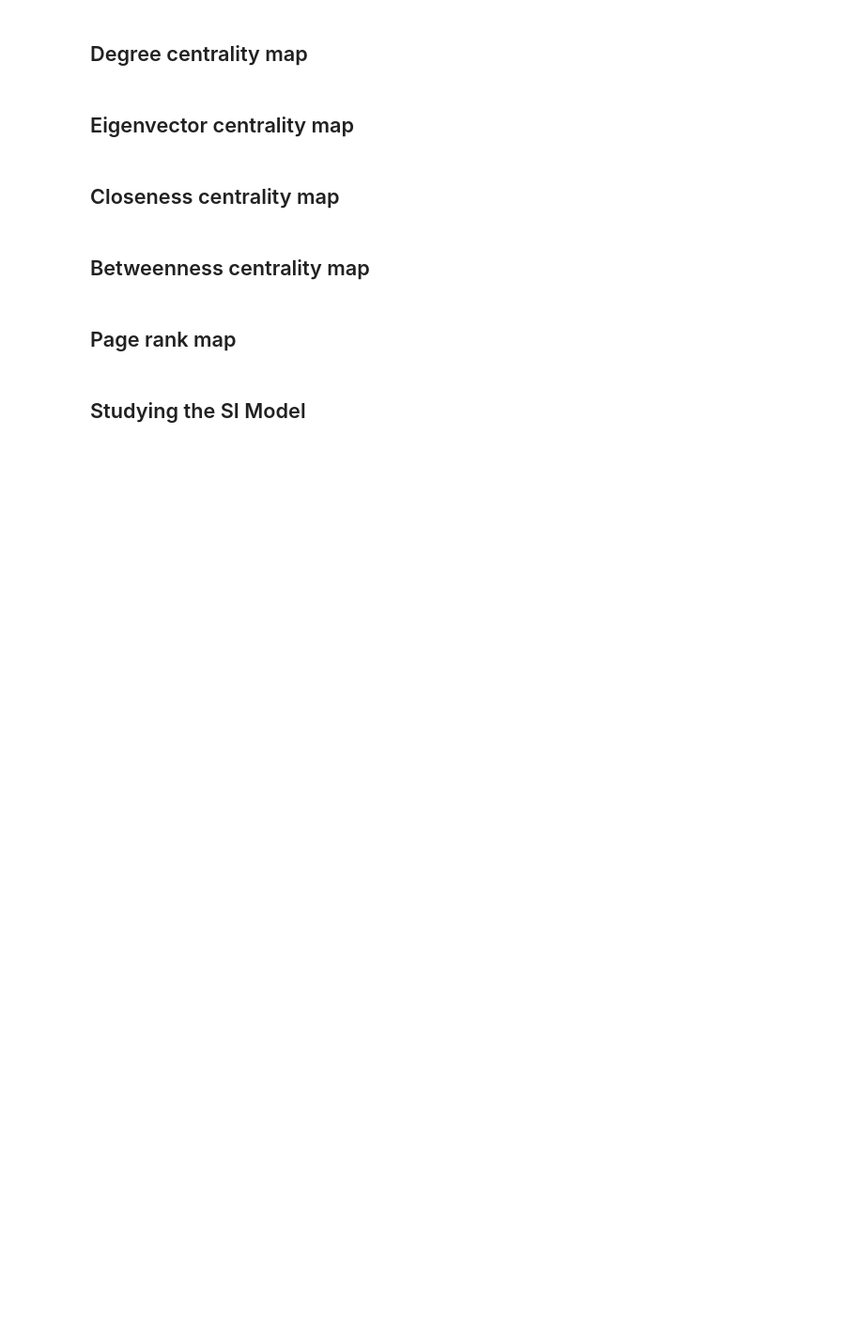
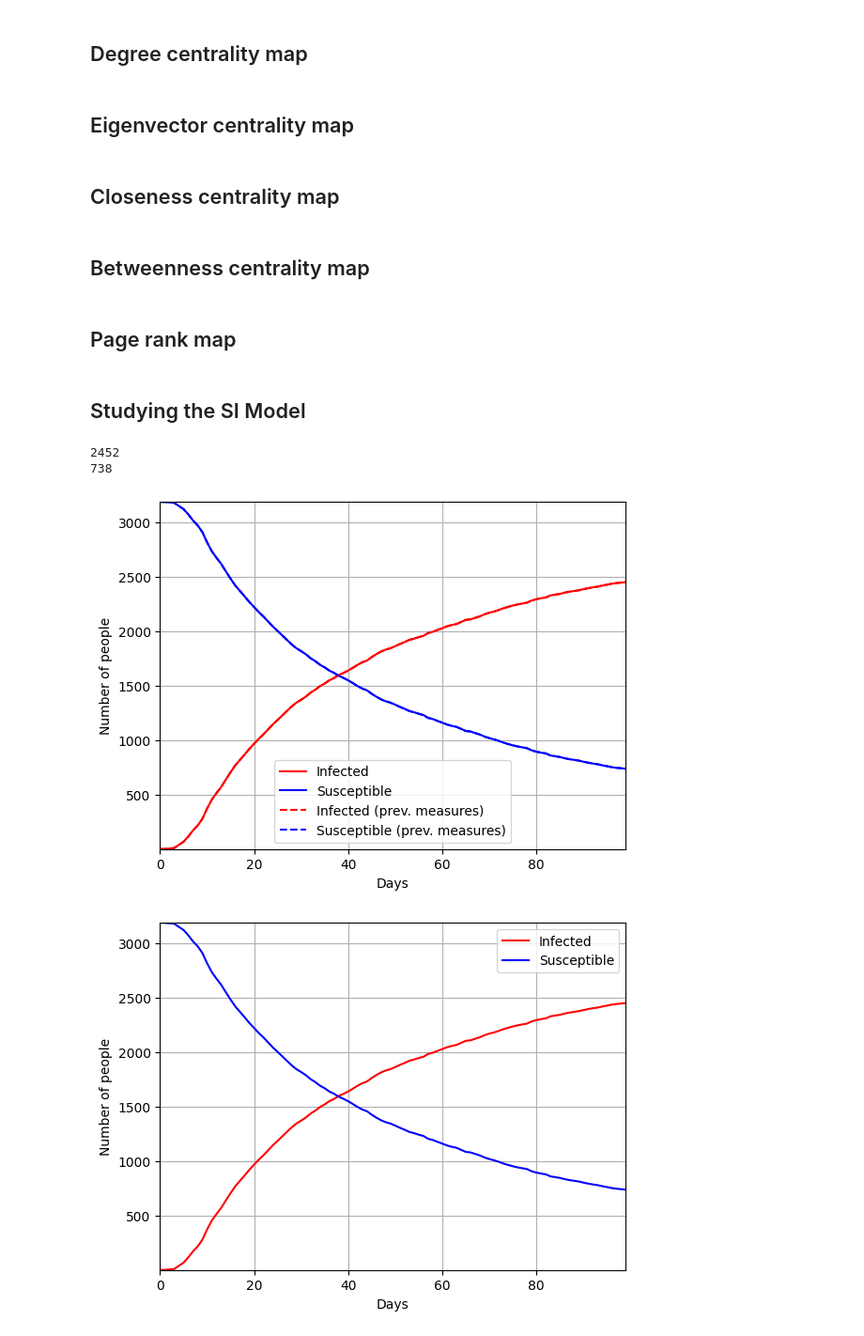
Before and after one commit to MiguelBernardino/CRC, a Jupyter notebook: crc.ipynb, the cells around one changed output. Shown at 94% size. Saved outputs shown, nothing was run; the diff lists cells and outputs as text; code cells hidden in the pictures; blank space fills up the shorter version.

Commit message:
si model done

```diff
--- a/crc.ipynb
+++ b/crc.ipynb
@@ -442,0 +467,51 @@ SI_model(10, 'LIS')
+# %%
+# model without preventive measures
+susceptible, infected, network = full_SI_model(G, dc, 100, 'LIS', 0, 0)
+days = list(range(len(infected)))
+
+infected_dic = {node:network.nodes[node]['infected'] for node in network.nodes}
+#plt.figure(1)
+#plotMapSI(infected_dic, network.nodes.keys())
+print(infected[len(infected)-1])
+print(susceptible[len(susceptible)-1])
+
+# model with preventive measures
+susceptible_prev, infected_prev, network_prev = full_SI_model(G, dc, 100, 'LIS', 7, 0.02)
+infected_dic_prev = {node:network_prev.nodes[node]['infected'] for node in network_prev.nodes}
+
+plt.figure(1)
+plt.plot(days, infected, label="Infected", color="red")
+plt.plot(days, susceptible, label="Susceptible", color="blue")
+plt.plot(days, infected_prev, label="Infected (prev. measures)", color="red", linestyle='dashed')
+plt.plot(days, susceptible_prev, label="Susceptible (prev. measures)", color="blue", linestyle='dashed')
+plt.xlabel("Days")
+plt.ylabel("Number of people")
+plt.legend()
+plt.margins(x=0, y=0)
+plt.grid()
+
+#plt.figure(3)
+#plotMapSI(infected_dic_prev, network.nodes.keys())
+
+plt.figure(2)
+plt.plot(days, infected, label="Infected", color="red")
+plt.plot(days, susceptible, label="Susceptible", color="blue")
+plt.xlabel("Days")
+plt.ylabel("Number of people")
+plt.legend()
+plt.margins(x=0, y=0)
+plt.grid()
+
+plt.figure(3)
+plt.plot(days, infected_prev, label="Infected", color="red")
+plt.plot(days, susceptible_prev, label="Susceptible", color="blue")
+plt.xlabel("Days")
+plt.ylabel("Number of people")
+plt.legend()
+plt.margins(x=0, y=0)
+plt.grid()
+# %% [output]
+2452
+738
+[figure, added]
+[figure, added]
```
Also changed, not shown: parts of 4 cells of this notebook, 3 other files.
